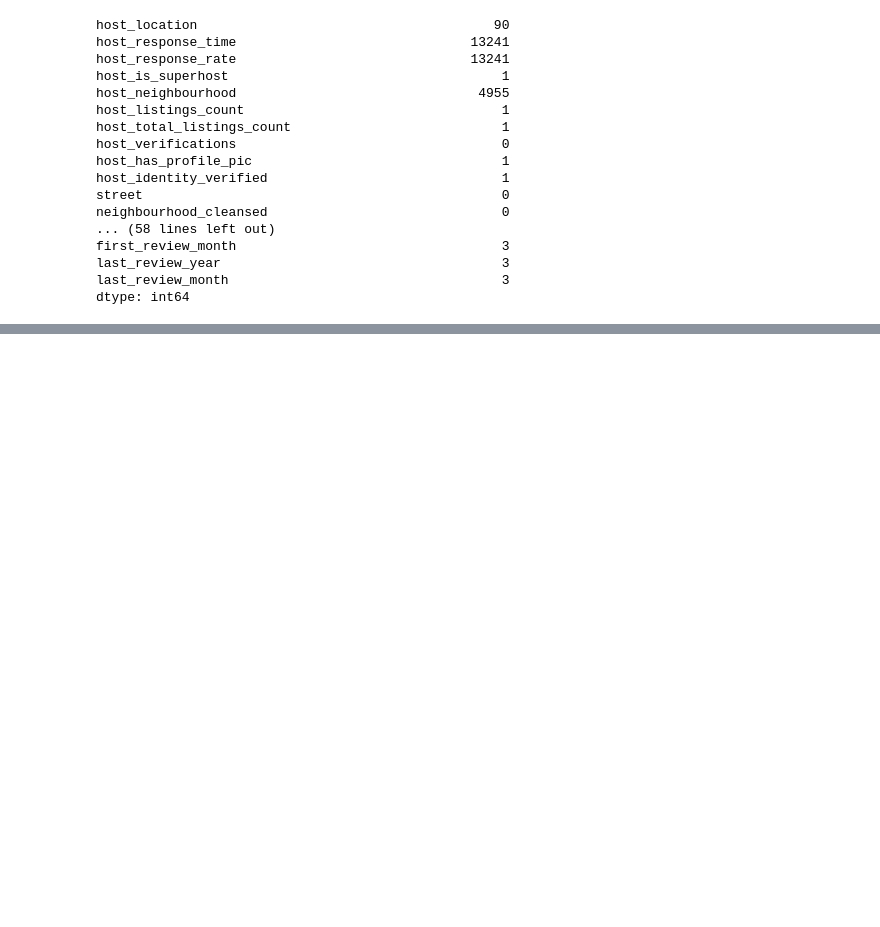
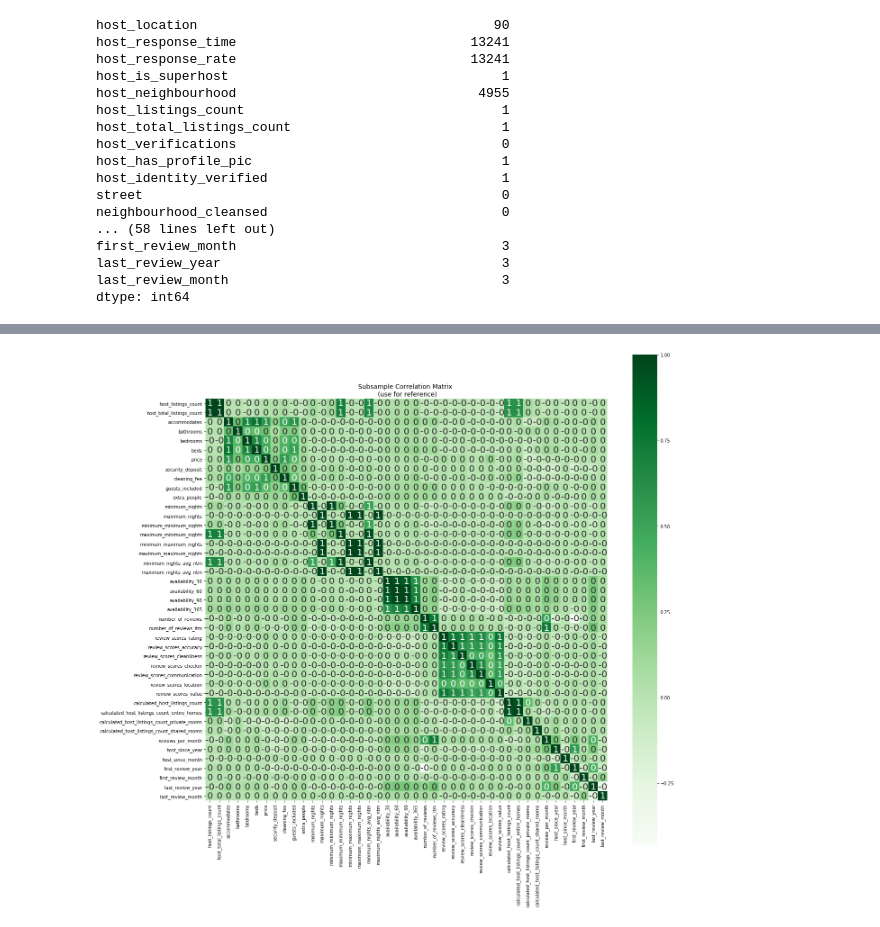
Before and after one commit to shreayan98c/Rental-Price, a Jupyter notebook: prediction.ipynb, the cells around one changed output, grey strips where cells are left out. Cells and saved outputs as stored; diff of their text form; code cells hidden in the pictures; blank space fills up the shorter version.

```diff
--- a/prediction.ipynb
+++ b/prediction.ipynb
@@ -254 +237,10 @@ last_review_month                                   3
 dtype: int64
+# %%
+# Our Subsample
+sub_sample_corr = train_data.corr()
+plt.figure(figsize=(20,20))
+sns.heatmap(sub_sample_corr, cbar=True, square= True, fmt='.0f', annot=True, annot_kws={'size':20}, cmap='Greens')
+plt.title('Subsample Correlation Matrix \n (use for reference)', fontsize=14)
+plt.show()
+# %% [output]
+[figure, added]
```
Also changed, not shown: parts of 7 cells of this notebook.
